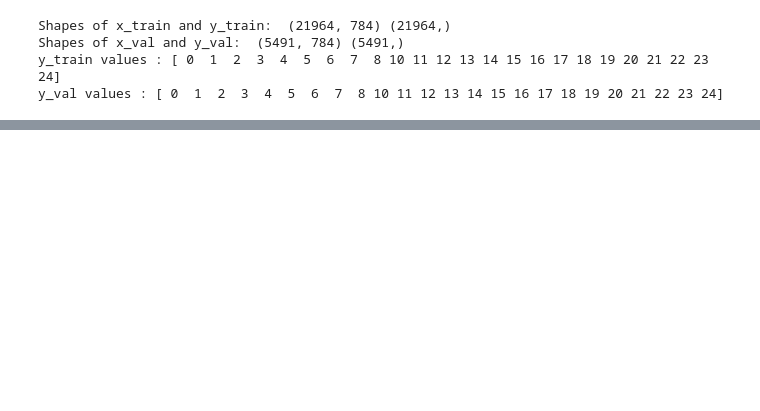
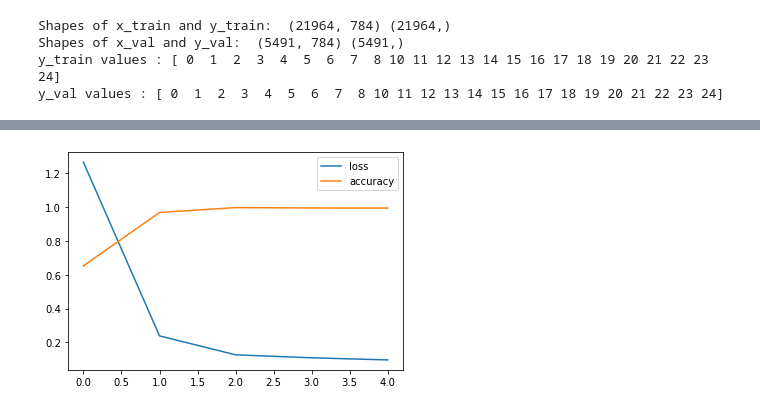
Before and after one commit to infoshareacademy/jdszr6-slytherin_group, a Jupyter notebook: DL project/dl_main.ipynb, the cells around one changed output, grey strips where cells are left out. Cells and saved outputs as stored; diff of their text form; code cells hidden in the pictures; blank space fills up the shorter version.

```diff
--- a/DL project/dl_main.ipynb
+++ b/DL project/dl_main.ipynb
@@ -155,0 +179,25 @@ Int64Index([21239, 23375, 22007,  3041, 17315,  8966,  4244,  9019,   117,
+# %%
+# Define  & train the model with regularisation (l2 0.001)
+model2 = tf.keras.models.Sequential([
+
+  # Add convolutions and max pooling
+  tf.keras.layers.Conv2D(32, (3,3), activation='relu', input_shape=(28, 28,1)),
+  tf.keras.layers.MaxPooling2D(2, 2),
+  tf.keras.layers.Conv2D(32, (3,3), activation='relu'),
+  tf.keras.layers.MaxPooling2D(2,2),
+
+  # Add the same layers as before
+  tf.keras.layers.Flatten(),
+  tf.keras.layers.Dense(128, activation='relu', kernel_regularizer=regularizers.l2(0.001)),
+  tf.keras.layers.Dense(25, activation='softmax')
+])
+
+# Print the model summary
+model2.summary()
+
+# Use same settings
+model2.compile(optimizer='adam', loss='sparse_categorical_crossentropy', metrics=['accuracy'])
+
+# Train the model
+print(f'\nMODEL TRAINING & VALIDATION:')
+history2= model2.fit(x_train.to_numpy().reshape(x_train.shape[0],28,28)/255, y_train, epochs=5,validation_data=(x_val.to_numpy().reshape(x_val.shape[0],28,28)/255,y_val))
@@ -155,0 +222,8 @@ Int64Index([21239, 23375, 22007,  3041, 17315,  8966,  4244,  9019,   117,
+# %%
+#Lets see how the metrics changed during training
+plt.plot(history2.history['loss'],label='loss')
+plt.plot(history2.history['accuracy'],label='accuracy')
+plt.legend()
+plt.show()
+# %% [output]
+[figure, added]
```
Also changed, not shown: parts of 15 cells of this notebook, 4 other files.
